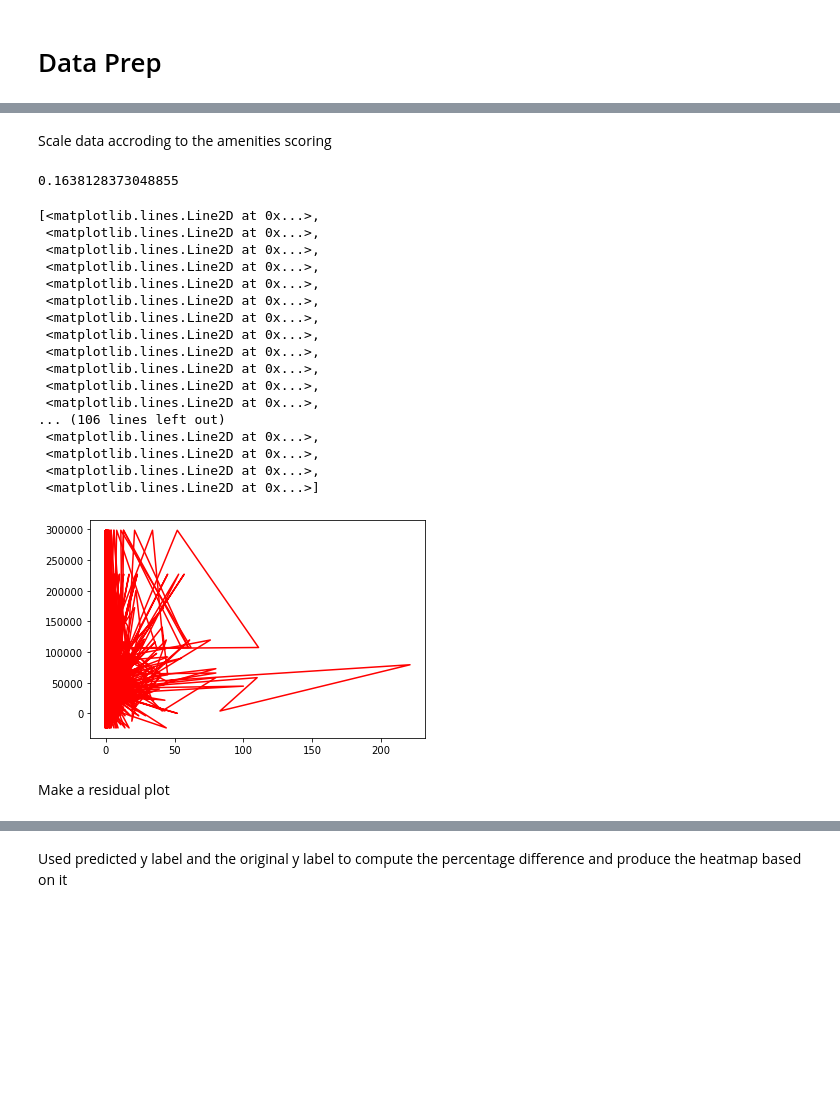
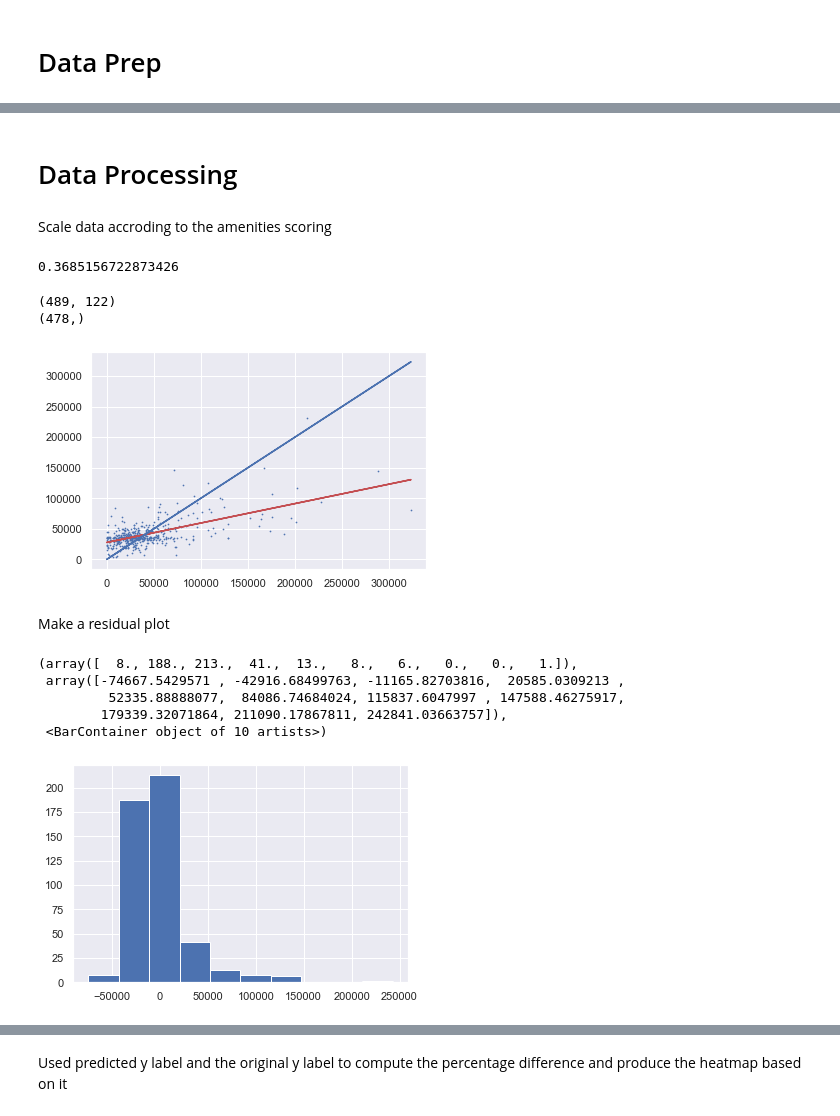
Before and after one commit to Rauf00/population_analysis, a Jupyter notebook: project.ipynb, the cells around one changed output, grey strips where cells are left out. Drawn from its saved outputs; the diff is of its cells as text; code cells hidden in the pictures; blank space fills up the shorter version.

```diff
--- a/project.ipynb
+++ b/project.ipynb
@@ -82,3 +78,5 @@ vancouver_gdf
+# %% [markdown]
+# Data Processing
 # %% [markdown]
 Scale data accroding to the amenities scoring
 # %%
@@ -88,9 +86,8 @@ from sklearn.preprocessing import StandardScaler
 import matplotlib.pyplot as plt
 from sklearn.decomposition import PCA
 
-
 X = vancouver_gdf.drop(['population', 'geometry', 'area', 'population_density'], axis=1).values
-y = vancouver_gdf['population_density'].values # divide by the area of the multipolygon
+y = vancouver_gdf['population_density'].values
 X_train, X_valid, y_train, y_valid = train_test_split(X, y)
 
 # train model
@@ -106,26 +103,48 @@ model.fit(X_train, y_train)
 # check r^2 instead of .score
 print(model.score(X_valid, y_valid))
 predicted_y = model.predict(vancouver_gdf.drop(['population', 'geometry', 'area', 'population_density'], axis=1).values)
-plt.plot(X, predicted_y, '-r')
+# print(len(X))
+# print(len(predicted_y))
 # %% [output]
-0.1638128373048855
+0.3685156722873426
-[<matplotlib.lines.Line2D at 0x...>,
- <matplotlib.lines.Line2D at 0x...>,
- <matplotlib.lines.Line2D at 0x...>,
- <matplotlib.lines.Line2D at 0x...>,
- <matplotlib.lines.Line2D at 0x...>,
- <matplotlib.lines.Line2D at 0x...>,
- <matplotlib.lines.Line2D at 0x...>,
- <matplotlib.lines.Line2D at 0x...>,
- <matplotlib.lines.Line2D at 0x...>,
- <matplotlib.lines.Line2D at 0x...>,
- <matplotlib.lines.Line2D at 0x...>,
- <matplotlib.lines.Line2D at 0x...>,
-... (106 lines left out)
- <matplotlib.lines.Line2D at 0x...>,
- <matplotlib.lines.Line2D at 0x...>,
- <matplotlib.lines.Line2D at 0x...>,
- <matplotlib.lines.Line2D at 0x...>]
-[figure, removed]
+# %%
+import seaborn
+
+# filter out negative scores for the predicted labels
+data = pd.DataFrame({'y': y, 'predicted_y': predicted_y})
+data = data[data['predicted_y'] > 0]
+y = data['y']
+predicted_y = data['predicted_y']
+
+y_stack = np.stack([y], axis=1)
+
+model = LinearRegression(fit_intercept=True)
+model.fit(y_stack, predicted_y)
+best_fit = model.intercept_ + model.coef_[0] * y_stack
+
+
+seaborn.set()
+plt.scatter(y_stack, predicted_y, s=0.5)
+plt.plot(y_stack, best_fit, '-r')
+plt.plot(y, y, 'b-')
+# predicted_population = np.moveaxis(predicted_population, 1, 0)
+
+print(X.shape)
+print(predicted_y.shape)
+# %% [output]
+(489, 122)
+(478,)
+[figure, added]
 # %% [markdown]
 Make a residual plot
+# %%
+residuals = y - predicted_y
+seaborn.set()
+plt.hist(residuals)
+# %% [output]
+(array([  8., 188., 213.,  41.,  13.,   8.,   6.,   0.,   0.,   1.]),
+ array([-74667.5429571 , -42916.68499763, -11165.82703816,  20585.0309213 ,
+         52335.88888077,  84086.74684024, 115837.6047997 , 147588.46275917,
+        179339.32071864, 211090.17867811, 242841.03663757]),
+ <BarContainer object of 10 artists>)
+[figure, added]
```
Also changed, not shown: parts of 27 cells of this notebook, 8 other files.
